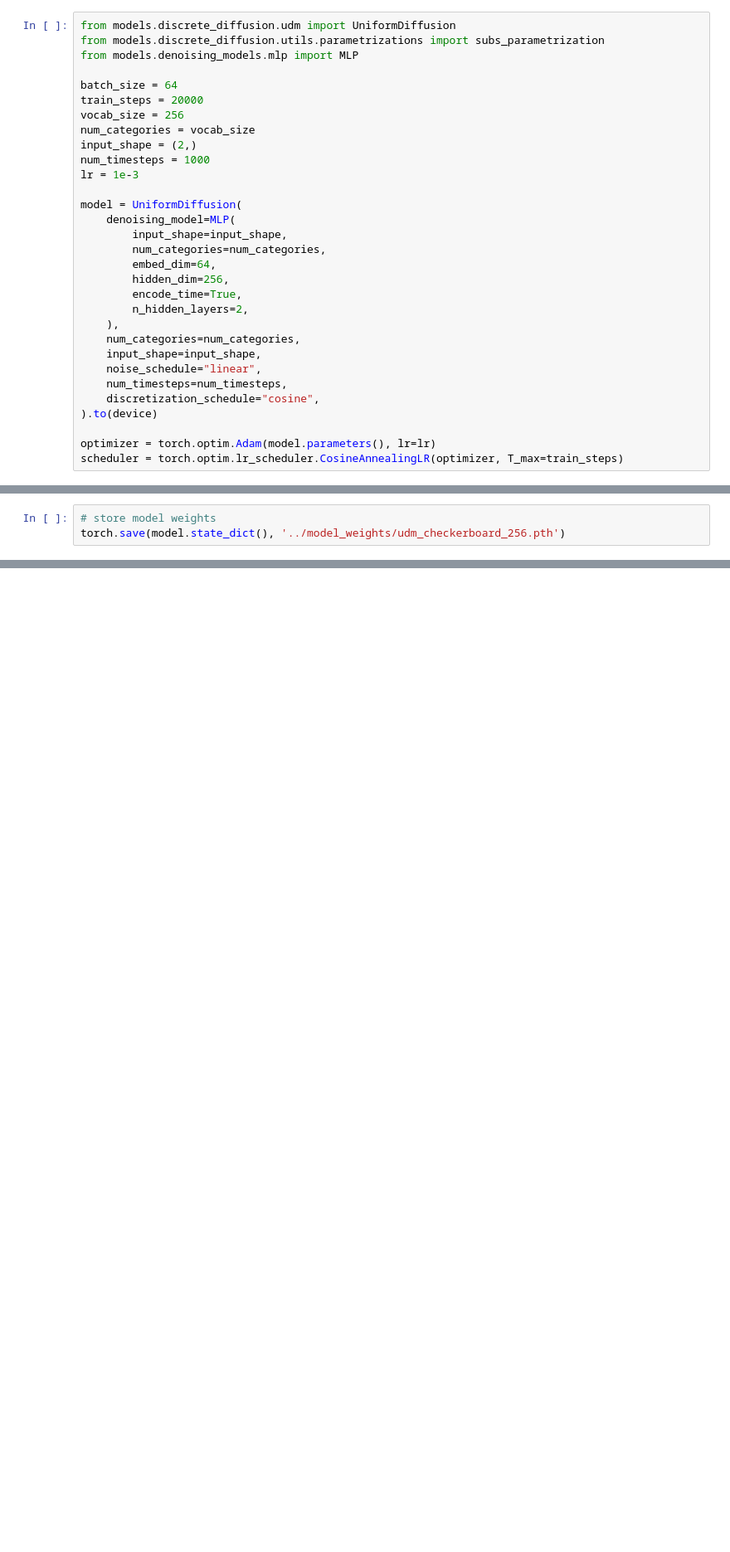
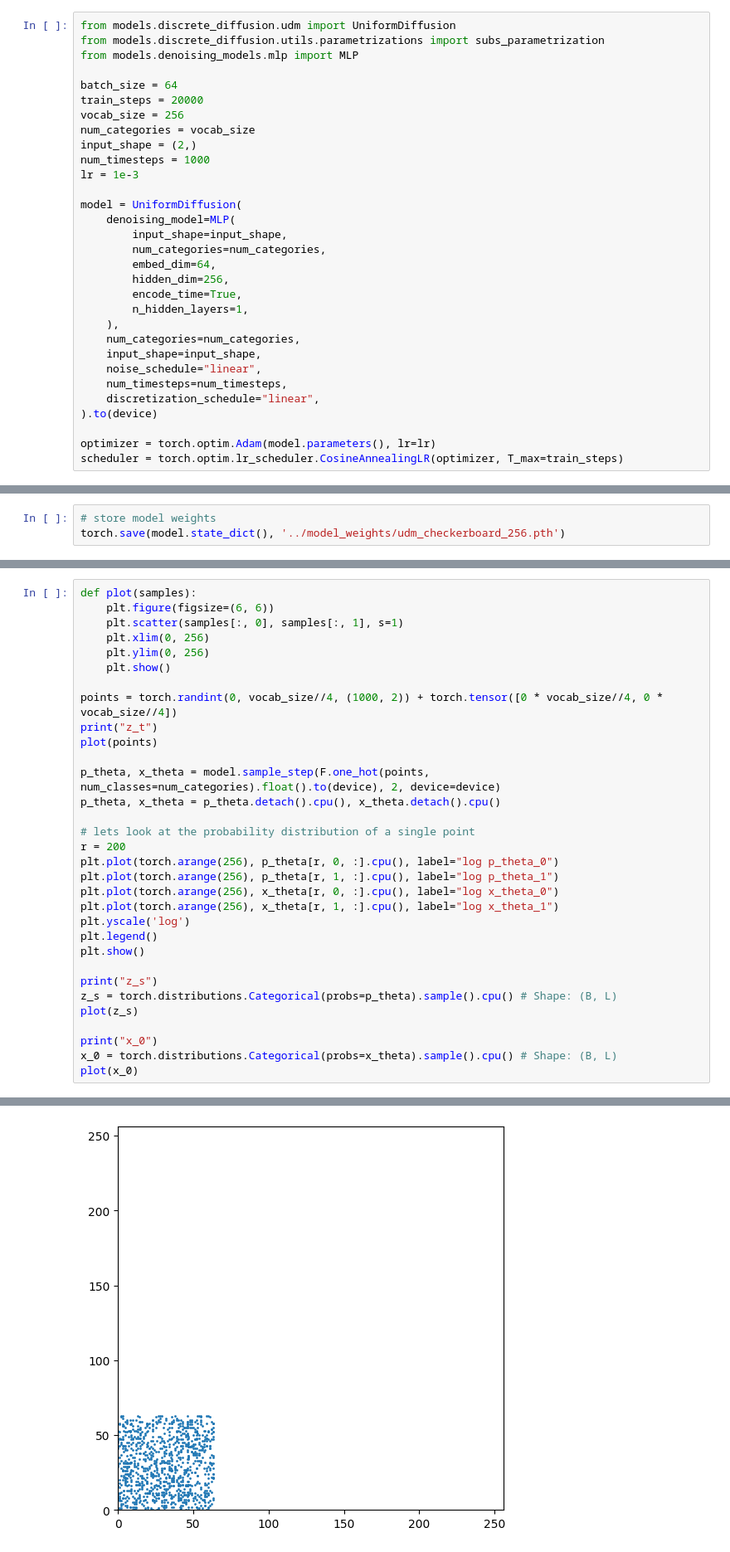
Before and after one commit to chinmay8bit/discrete-diffusion-smc-experiments, a Jupyter notebook: training_scripts/train_udm_checkerboard.ipynb, the cells around one changed output, grey strips where cells are left out. Shown at 83% size. Cells and saved outputs as stored; diff of their text form; blank space fills up the shorter version.

```diff
--- a/training_scripts/train_udm_checkerboard.ipynb
+++ b/training_scripts/train_udm_checkerboard.ipynb
@@ -85,13 +85,13 @@ model = UniformDiffusion(
         embed_dim=64,
         hidden_dim=256,
         encode_time=True,
-        n_hidden_layers=2,
+        n_hidden_layers=1,
     ),
     num_categories=num_categories,
     input_shape=input_shape,
     noise_schedule="linear",
     num_timesteps=num_timesteps,
-    discretization_schedule="cosine",
+    discretization_schedule="linear",
 ).to(device)
 
 optimizer = torch.optim.Adam(model.parameters(), lr=lr)
@@ -172,0 +178,33 @@ torch.save(model.state_dict(), '../model_weights/udm_checkerboard_256.pth')
+# %%
+def plot(samples):
+    plt.figure(figsize=(6, 6))
+    plt.scatter(samples[:, 0], samples[:, 1], s=1)
+    plt.xlim(0, 256)
+    plt.ylim(0, 256)
+    plt.show()
+
+points = torch.randint(0, vocab_size//4, (1000, 2)) + torch.tensor([0 * vocab_size//4, 0 * vocab_size//4])
+print("z_t")
+plot(points)
+
+p_theta, x_theta = model.sample_step(F.one_hot(points, num_classes=num_categories).float().to(device), 2, device=device)
+p_theta, x_theta = p_theta.detach().cpu(), x_theta.detach().cpu()
+
+# lets look at the probability distribution of a single point
+r = 200
+plt.plot(torch.arange(256), p_theta[r, 0, :].cpu(), label="log p_theta_0")
+plt.plot(torch.arange(256), p_theta[r, 1, :].cpu(), label="log p_theta_1")
+plt.plot(torch.arange(256), x_theta[r, 0, :].cpu(), label="log x_theta_0")
+plt.plot(torch.arange(256), x_theta[r, 1, :].cpu(), label="log x_theta_1")
+plt.yscale('log')
+plt.legend()
+plt.show()
+
+print("z_s")
+z_s = torch.distributions.Categorical(probs=p_theta).sample().cpu() # Shape: (B, L)
+plot(z_s)
+
+print("x_0")
+x_0 = torch.distributions.Categorical(probs=x_theta).sample().cpu() # Shape: (B, L)
+plot(x_0)
+# %% [output]
@@ -172,0 +212 @@ torch.save(model.state_dict(), '../model_weights/udm_checkerboard_256.pth')
+[figure, added]
```
Also changed, not shown: parts of 7 cells of this notebook, 4 other files.
